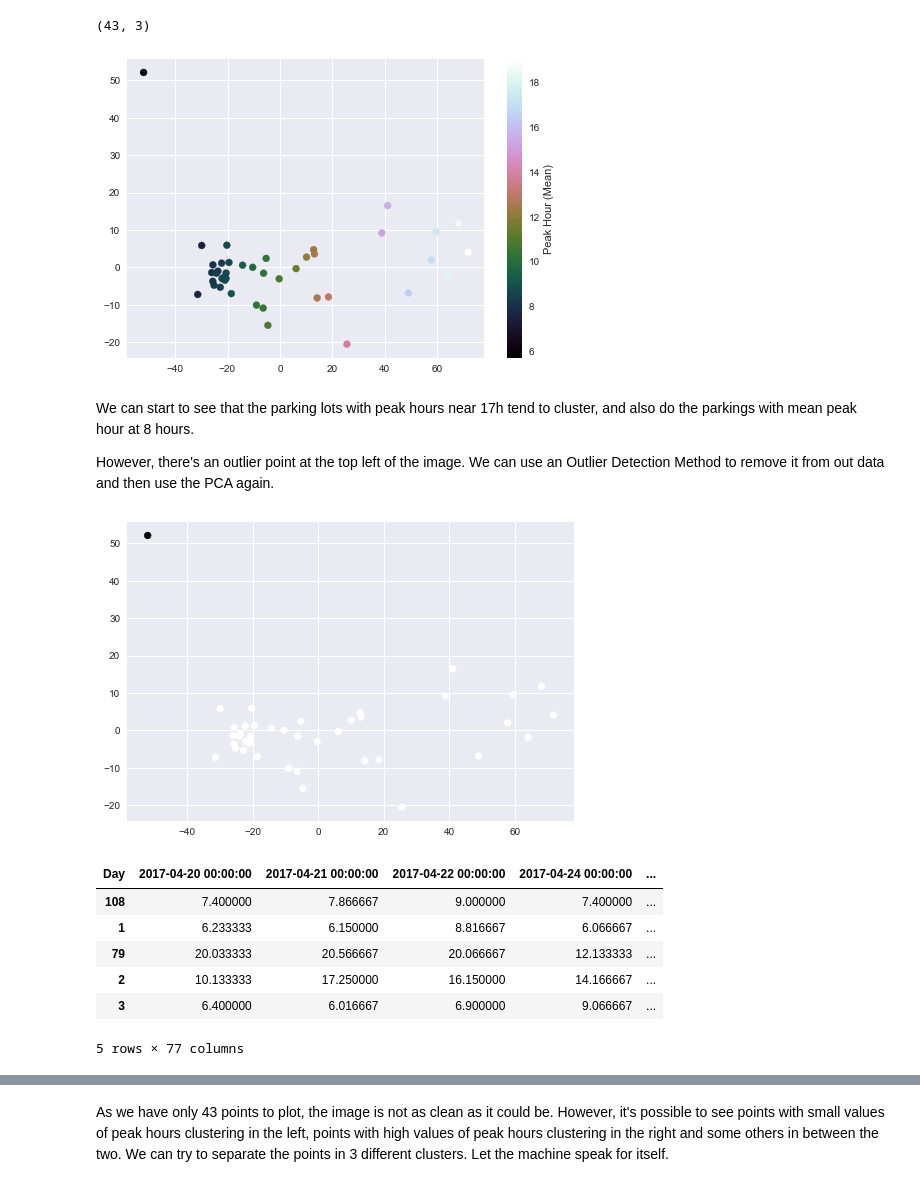
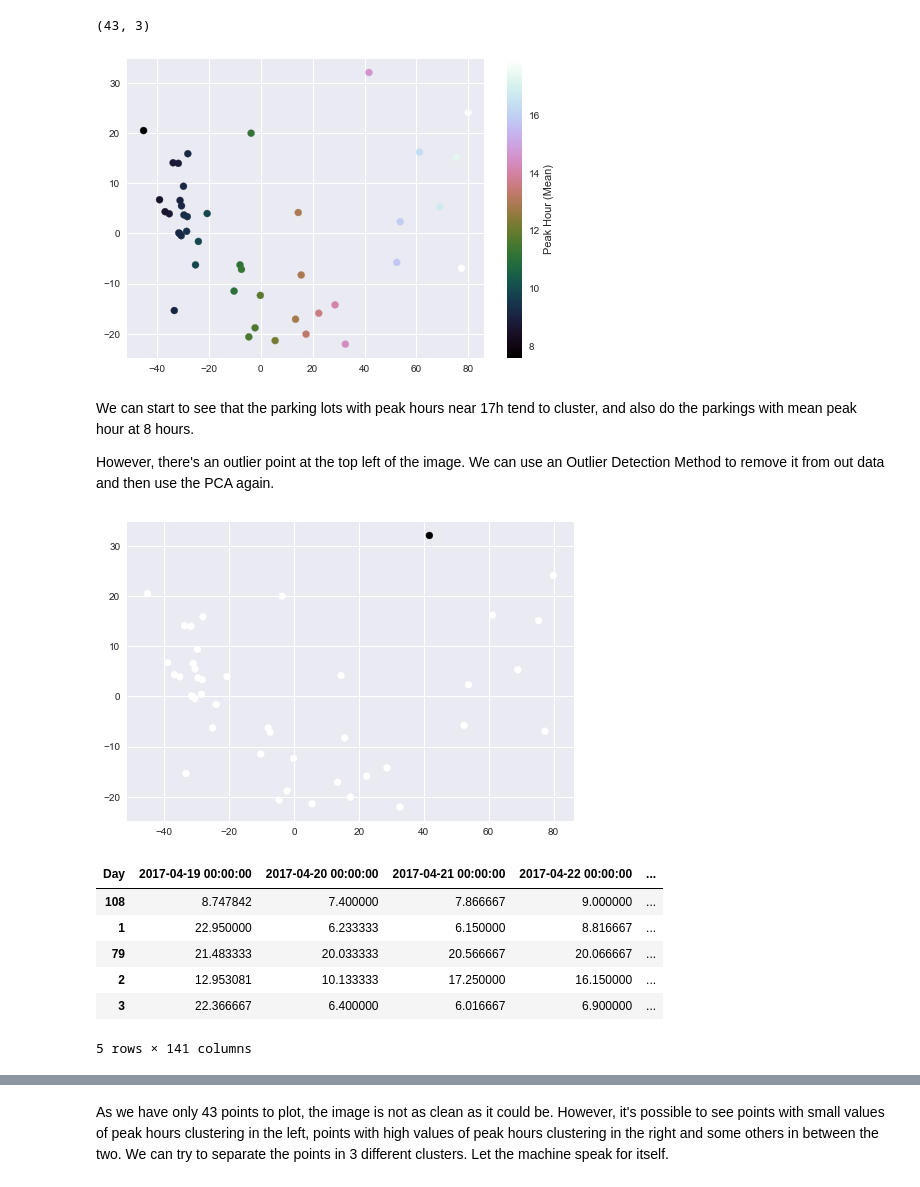
Before and after one commit to felipeangelimvieira/LyonParkingAnalysis, a Jupyter notebook: LyonParkingAnalysisHour.ipynb, the cells around one changed output, grey strips where cells are left out. Cells and saved outputs as stored; diff of their text form; code cells hidden in the pictures.

Commit message:
Replaced NaN with mean hour

```diff
--- a/LyonParkingAnalysisHour.ipynb
+++ b/LyonParkingAnalysisHour.ipynb
@@ -94,7 +92,7 @@ class Parking:
             moment  = self.__time[i]
             availability = self.__state[i]
             if moment.day != momentBefore.day and moment<datetime(2017,9,29,0,0,0): #the data after 29 september was also quite noisy
-                if peakHour != None:
+                if peakHour != None and peakHour>5:
                     dateList.append(datetime(momentBefore.year,momentBefore.month,momentBefore.day))
                     peakHours.append(peakHour)
                 maxValue = 0
@@ -124,5 +122,4 @@ parking_names = ['un','soixantedixneuf','deux','trois','quatre','cinq', 'six','s
 parking_numbers = [1,79,2,3,4,5,6,7,8,10,11,12,13,14,16,18,19,20,21,22,23,25,27,28,39,40,41,43,44,45,47,48,49,50,52,53,54,55,105,104,107,87]
 parkings = []
 for name in parking_names:
-    print(name)
     parkings.append(Parking(name))
@@ -192,6 +151,3 @@ quatrevingtsept
 df.shape
 # %% [output]
 (140, 43)
-# %%
-df = df.dropna(0)
-df.shape
@@ -199,0 +154,3 @@ df.shape
+# %%
+df = df.fillna(df.mean()) #placing all unavailable data with the parking mean value
+df.shape
@@ -226,7 +185,7 @@ plt.scatter(Xpca[:, 0], Xpca[:, 1], c=colors,
 plt.colorbar(label='Peak Hour (Mean)');
 plt.show()
 # %% [output]
-[figure, old version]
+[figure, new version]
 # %% [markdown]
 We can start to see that the parking lots with peak hours near 17h tend to cluster, and also do the parkings with mean peak hour at 8 hours.
 
@@ -234,27 +193,27 @@ However, there's an outlier point at the top left of the image. We can use an Ou
 # %%
 from sklearn import cluster, datasets, mixture,ensemble
 import seaborn; seaborn.set()
-isolationForest = ensemble.IsolationForest(n_estimators=(46-1), contamination = 0/46)
+isolationForest = ensemble.IsolationForest(n_estimators=(43-4), contamination = 0/43)
 
 isolationForest.fit(Xpca)
 outlierPrediction = isolationForest.predict(Xpca)
 
 plt.scatter(Xpca[:, 0], Xpca[:, 1], c=outlierPrediction,cmap='cubehelix')
 plt.show()
 # %% [output]
-[figure, old version]
+[figure, new version]
 # %%
 transposed['Cluster'] = outlierPrediction
 transposedIF = transposed.loc[transposed['Cluster'] == 1]
 transposedIF.head()
 # %% [output]
-| Day | 2017-04-20 00:00:00 | 2017-04-21 00:00:00 | 2017-04-22 00:00:00 | 2017-04-24 00:00:00 | ... |
-| 108 | 7.400000 | 7.866667 | 9.000000 | 7.400000 | ... |
-| 1 | 6.233333 | 6.150000 | 8.816667 | 6.066667 | ... |
-| 79 | 20.033333 | 20.566667 | 20.066667 | 12.133333 | ... |
-| 2 | 10.133333 | 17.250000 | 16.150000 | 14.166667 | ... |
-| 3 | 6.400000 | 6.016667 | 6.900000 | 9.066667 | ... |
+| Day | 2017-04-19 00:00:00 | 2017-04-20 00:00:00 | 2017-04-21 00:00:00 | 2017-04-22 00:00:00 | ... |
+| 108 | 8.747842 | 7.400000 | 7.866667 | 9.000000 | ... |
+| 1 | 22.950000 | 6.233333 | 6.150000 | 8.816667 | ... |
+| 79 | 21.483333 | 20.033333 | 20.566667 | 20.066667 | ... |
+| 2 | 12.953081 | 10.133333 | 17.250000 | 16.150000 | ... |
+| 3 | 22.366667 | 6.400000 | 6.016667 | 6.900000 | ... |
-5 rows × 77 columns
+5 rows × 141 columns
 # %%
 
 Xif = transposedIF.values
```
Also changed, not shown: parts of 17 cells of this notebook.
